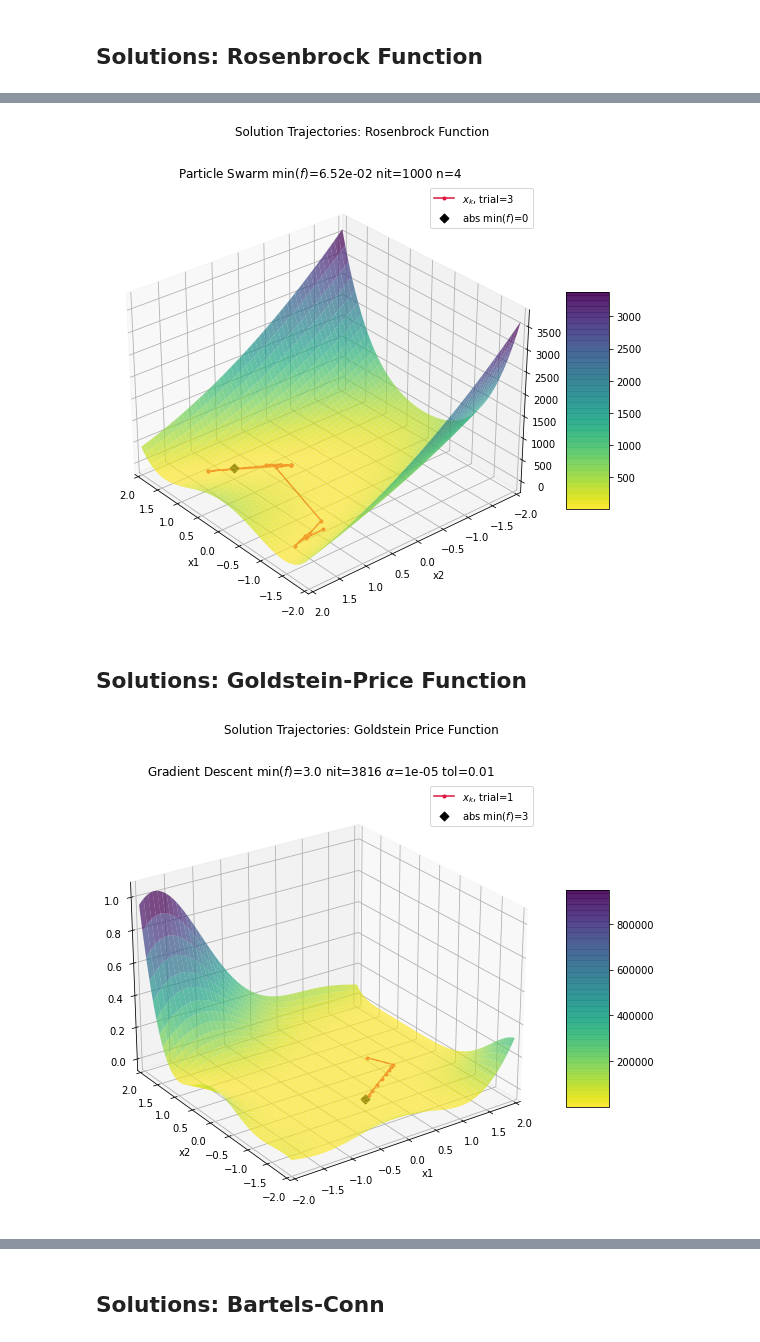
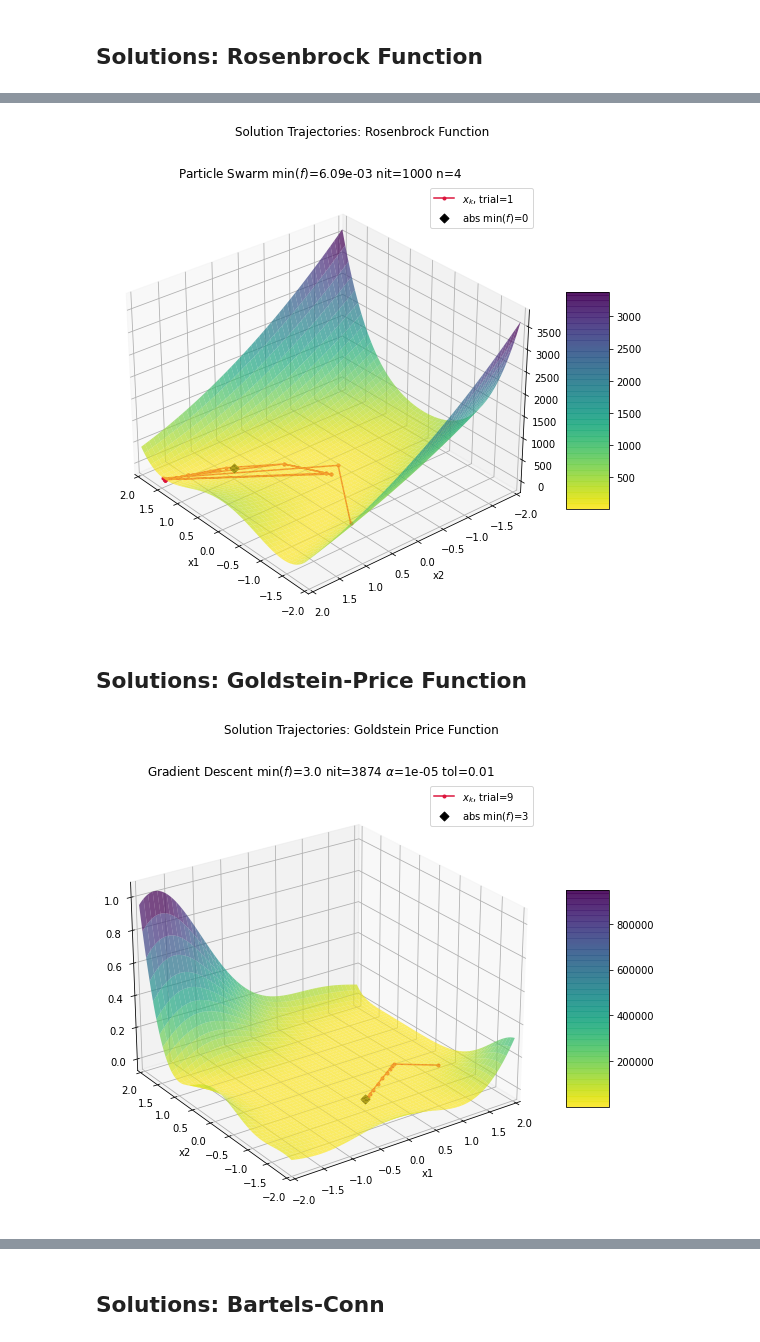
Before and after one commit to marcoemorais/viz-optimization-algorithms, a Jupyter notebook: assignments/project01/Solution-Visualization-3D.ipynb, the cells around one changed output, grey strips where cells are left out. Cells and saved outputs as stored; diff of their text form; code cells hidden in the pictures.

```diff
--- a/assignments/project01/Solution-Visualization-3D.ipynb
+++ b/assignments/project01/Solution-Visualization-3D.ipynb
@@ -257,29 +257,29 @@ plot3d_solutions(**params)
 # %%
 params = {
     'alg': 'particle_swarm',
     'func': 'rosenbrock',
-    'trials': [3],
+    'trials': [1],
     'base_dirn': './sims/',
     'savefn_fmt': '{alg}-{func}-steps-{trial:02d}.npy',
     'metafn_fmt': '{alg}-{func}-meta.json',
     'bounds': [-2.,2.,-2.,2.],
     'elev': 30,
     'azim': 140,
     'ngridpts': 500,
     'nsamples': 20,
     'xkmind': slice(4,6),
 }
 
 plot3d_solutions(**params)
 # %% [output]
-[figure, old version]
+[figure, new version]
 # %% [markdown]
 ## Solutions: Goldstein-Price Function
 # %%
 params = {
     'alg': 'gradient_descent',
     'func': 'goldstein_price',
-    'trials': [1],
+    'trials': [9],
     'base_dirn': './sims/',
     'savefn_fmt': '{alg}-{func}-steps-{trial:02d}.npy',
     'metafn_fmt': '{alg}-{func}-meta.json',
@@ -292,7 +292,7 @@ params = {
 
 plot3d_solutions(**params)
 # %% [output]
-[figure, old version]
+[figure, new version]
 # %%
 params = {
     'alg': 'bfgs',
```
Also changed, not shown: parts of 10 cells of this notebook, 7 other files.
